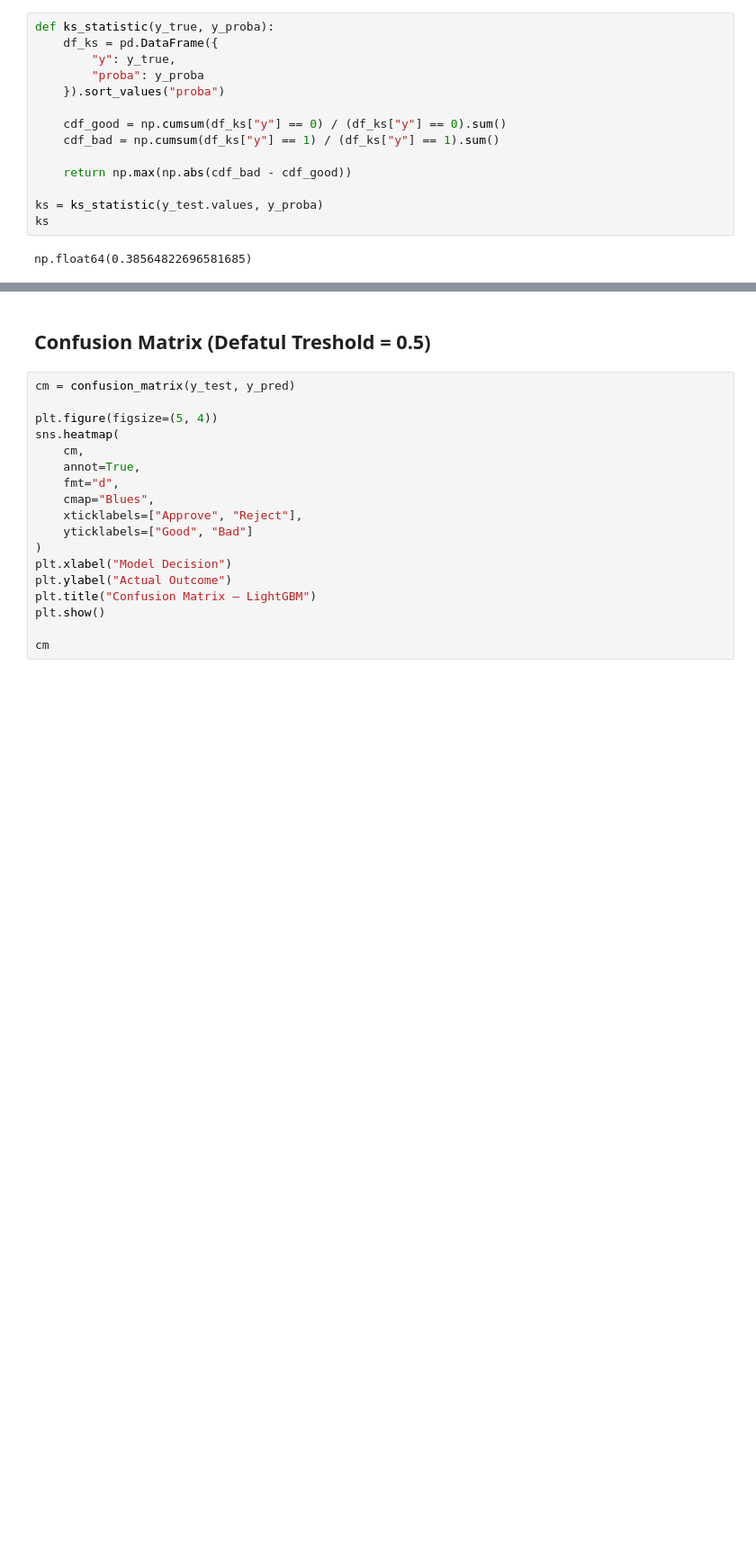
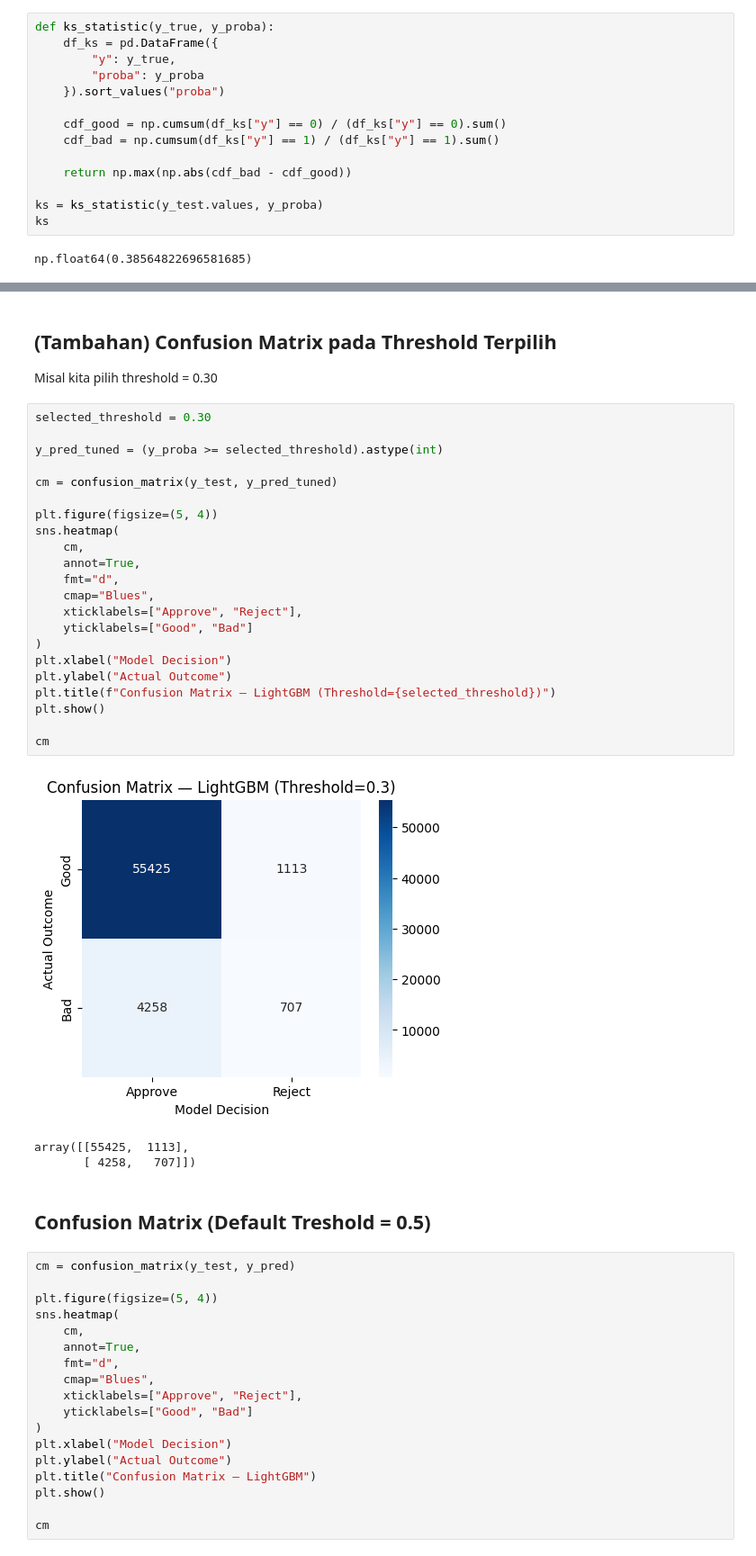
Before and after one commit to ookapratama/ML-Experiments, a Jupyter notebook: home_credit_default_risk/notebooks/03_modelling/03_04_lightgbm.ipynb, the cells around one changed output, grey strips where cells are left out. Shown at 90% size. Cells and saved outputs as stored; diff of their text form; blank space fills up the shorter version.

```diff
--- a/home_credit_default_risk/notebooks/03_modelling/03_04_lightgbm.ipynb
+++ b/home_credit_default_risk/notebooks/03_modelling/03_04_lightgbm.ipynb
@@ -187,5 +253,34 @@ np.float64(0.38564822696581685)
+# %% [markdown]
+## (Tambahan) Confusion Matrix pada Threshold Terpilih
+Misal kita pilih threshold = 0.30
+# %%
+selected_threshold = 0.30
+
+y_pred_tuned = (y_proba >= selected_threshold).astype(int)
+
+cm = confusion_matrix(y_test, y_pred_tuned)
+
+plt.figure(figsize=(5, 4))
+sns.heatmap(
+    cm,
+    annot=True,
+    fmt="d",
+    cmap="Blues",
+    xticklabels=["Approve", "Reject"],
+    yticklabels=["Good", "Bad"]
+)
+plt.xlabel("Model Decision")
+plt.ylabel("Actual Outcome")
+plt.title(f"Confusion Matrix — LightGBM (Threshold={selected_threshold})")
+plt.show()
+
+cm
+# %% [output]
+[figure, added]
+array([[55425,  1113],
+       [ 4258,   707]])
 # %% [markdown]
-## Confusion Matrix (Defatul Treshold = 0.5)
+## Confusion Matrix (Default Treshold = 0.5)
 # %%
 cm = confusion_matrix(y_test, y_pred)
 
```
Also changed, not shown: parts of 12 cells of this notebook.
